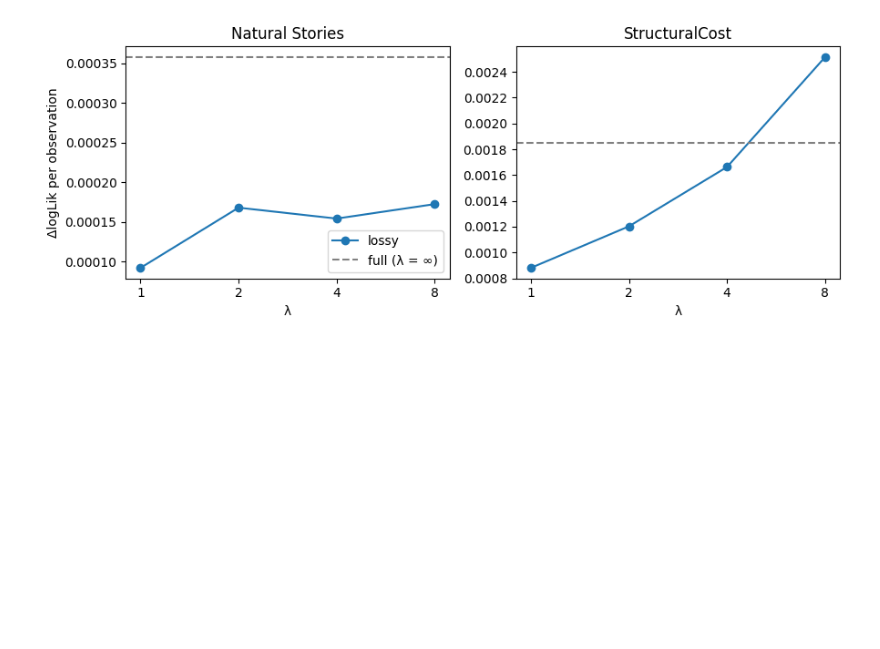
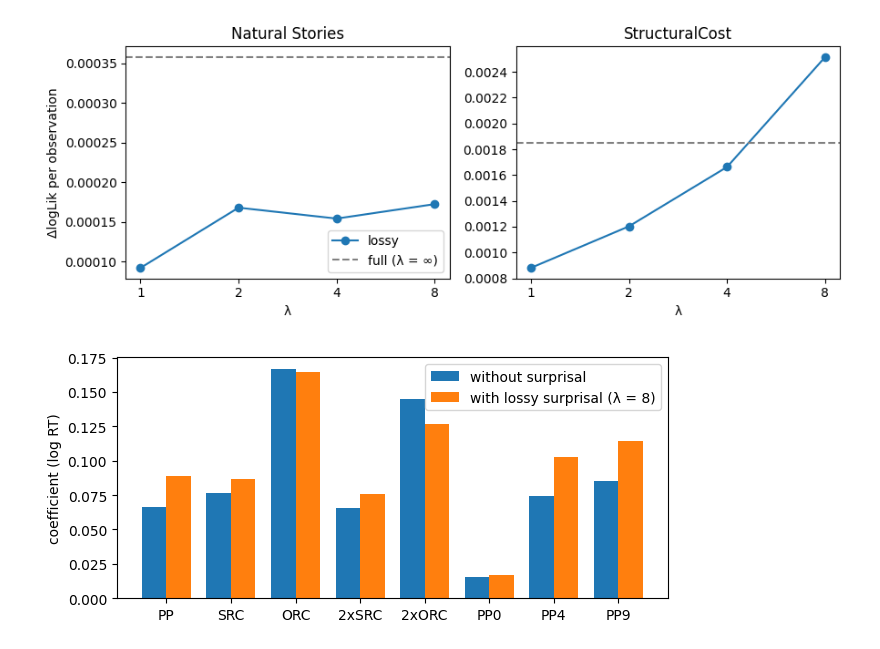
Before and after one commit to sara-graca/lossy-context-surprisal, a Jupyter notebook: notebooks/ns_sc_loglik.ipynb, the cells around one changed output. Cells and saved outputs as stored; diff of their text form; code cells hidden in the pictures; blank space fills up the shorter version.

```diff
--- a/notebooks/ns_sc_loglik.ipynb
+++ b/notebooks/ns_sc_loglik.ipynb
@@ -62,2 +62,15 @@ plt.savefig("../figures/both_dll_plot.png", dpi=200, bbox_inches="tight")
 # %% [output]
 [figure]
+# %%
+import numpy as np, matplotlib.pyplot as plt
+conds  = ["PP", "SRC", "ORC", "2xSRC", "2xORC", "PP0", "PP4", "PP9"]
+before = [0.0660, 0.0762, 0.1669, 0.0653, 0.1445, 0.0156, 0.0747, 0.0853]
+after  = [0.0891, 0.0865, 0.1647, 0.0761, 0.1266, 0.0167, 0.1030, 0.1144]
+x = np.arange(len(conds)); w = 0.38
+plt.figure(figsize=(6.5, 3))
+plt.bar(x - w/2, before, w, label="without surprisal")
+plt.bar(x + w/2, after, w, label="with lossy surprisal (λ = 8)")
+plt.xticks(x, conds); plt.ylabel("coefficient (log RT)"); plt.legend()
+plt.tight_layout(); plt.savefig("../figures/cond_coefs.png", dpi=200)
+# %% [output]
+[figure, added]
```
Also changed, not shown: parts of 2 cells of this notebook, 9 other files.
